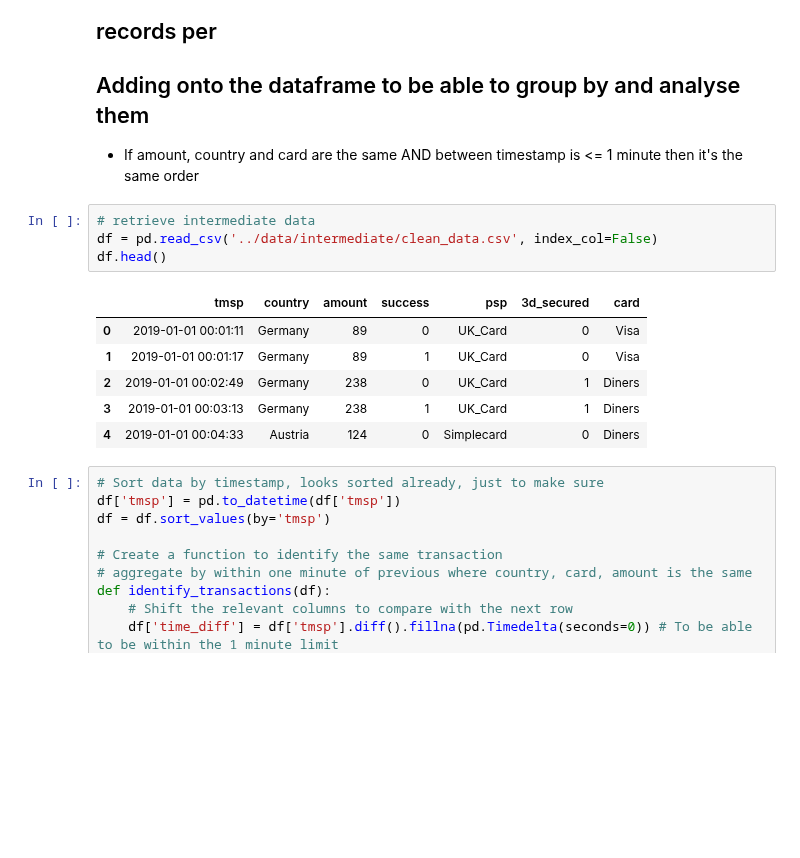
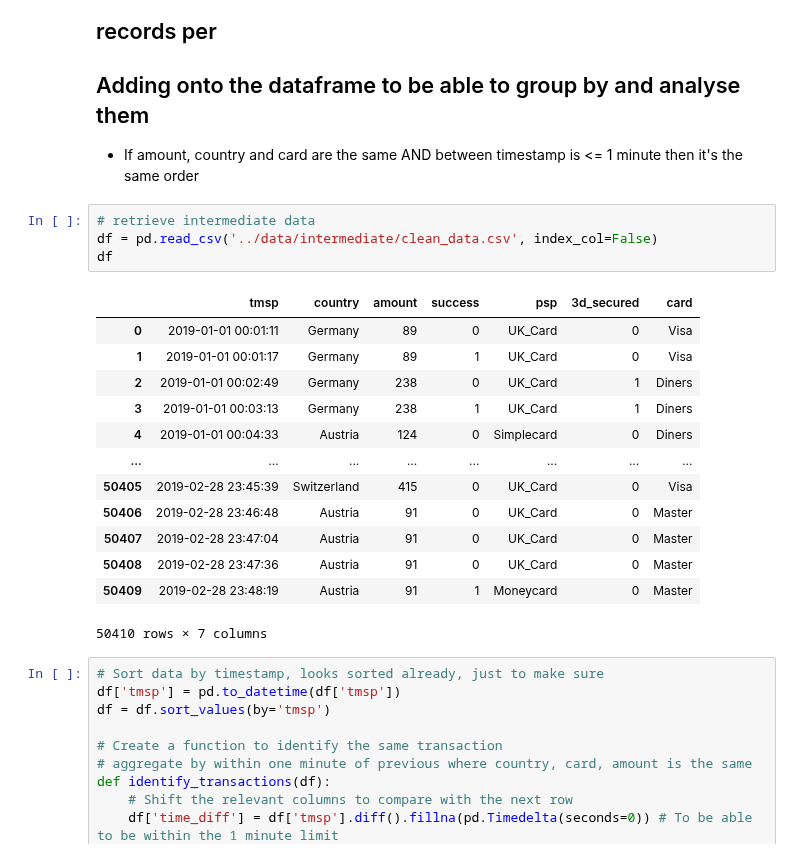
Before and after one commit to jeaend/payment_routing_optimizer, a Jupyter notebook: notebooks/02_purchase_and_cost_analysis.ipynb, the cells around one changed output. Drawn from its saved outputs; the diff is of its cells as text; blank space fills up the shorter version.

```diff
--- a/notebooks/02_purchase_and_cost_analysis.ipynb
+++ b/notebooks/02_purchase_and_cost_analysis.ipynb
@@ -18,14 +18,21 @@ from utils import calculate_transaction_metrics, calculate_grouped_metrics
 # %%
 # retrieve intermediate data
 df = pd.read_csv('../data/intermediate/clean_data.csv', index_col=False)
-df.head()
+df
 # %% [output]
 |  | tmsp | country | amount | success | psp | 3d_secured | card |
 | 0 | 2019-01-01 00:01:11 | Germany | 89 | 0 | UK_Card | 0 | Visa |
 | 1 | 2019-01-01 00:01:17 | Germany | 89 | 1 | UK_Card | 0 | Visa |
 | 2 | 2019-01-01 00:02:49 | Germany | 238 | 0 | UK_Card | 1 | Diners |
 | 3 | 2019-01-01 00:03:13 | Germany | 238 | 1 | UK_Card | 1 | Diners |
 | 4 | 2019-01-01 00:04:33 | Austria | 124 | 0 | Simplecard | 0 | Diners |
+| ... | ... | ... | ... | ... | ... | ... | ... |
+| 50405 | 2019-02-28 23:45:39 | Switzerland | 415 | 0 | UK_Card | 0 | Visa |
+| 50406 | 2019-02-28 23:46:48 | Austria | 91 | 0 | UK_Card | 0 | Master |
+| 50407 | 2019-02-28 23:47:04 | Austria | 91 | 0 | UK_Card | 0 | Master |
+| 50408 | 2019-02-28 23:47:36 | Austria | 91 | 0 | UK_Card | 0 | Master |
+| 50409 | 2019-02-28 23:48:19 | Austria | 91 | 1 | Moneycard | 0 | Master |
+50410 rows × 7 columns
 # %%
 # Sort data by timestamp, looks sorted already, just to make sure
 df['tmsp'] = pd.to_datetime(df['tmsp'])
```
Also changed, not shown: parts of 3 cells of this notebook, 2 other files.
